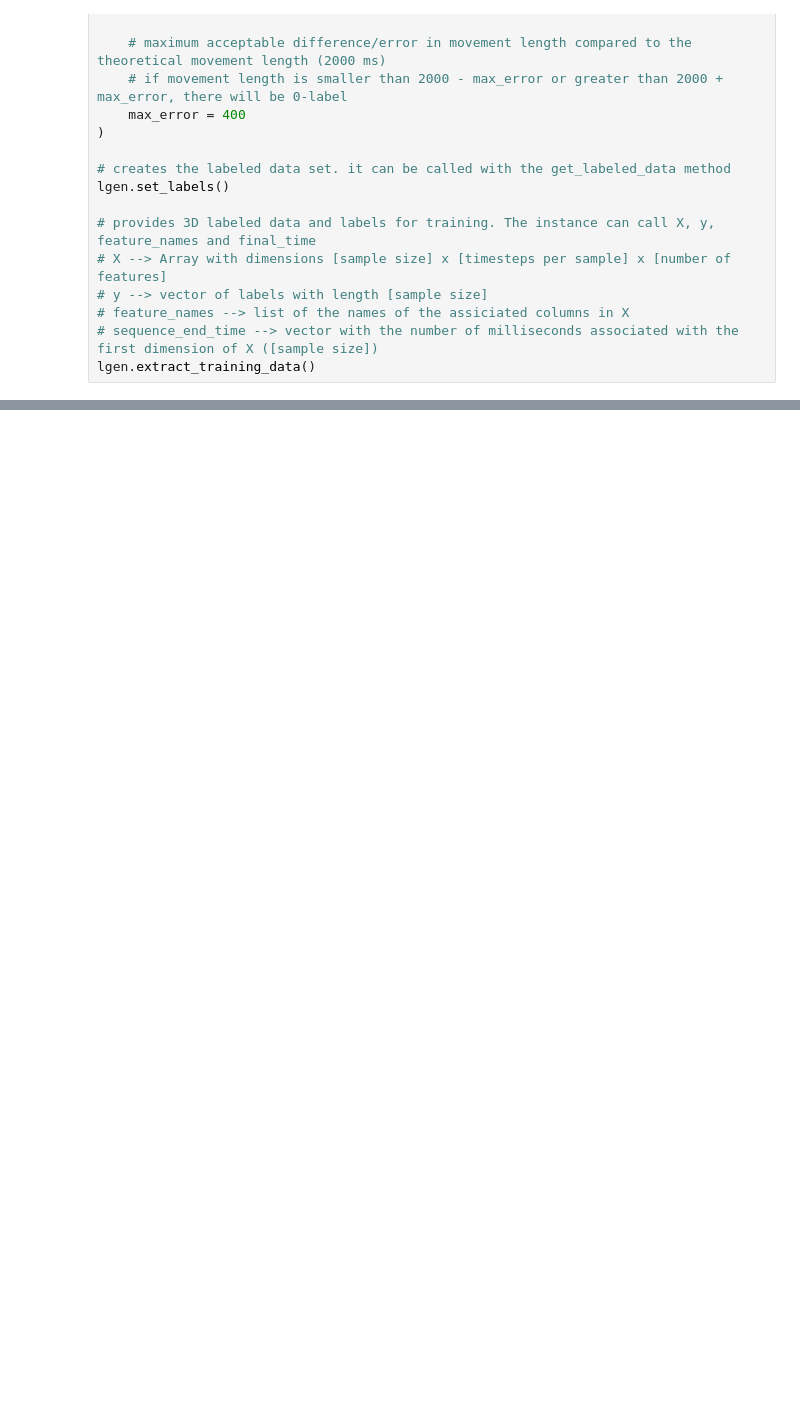
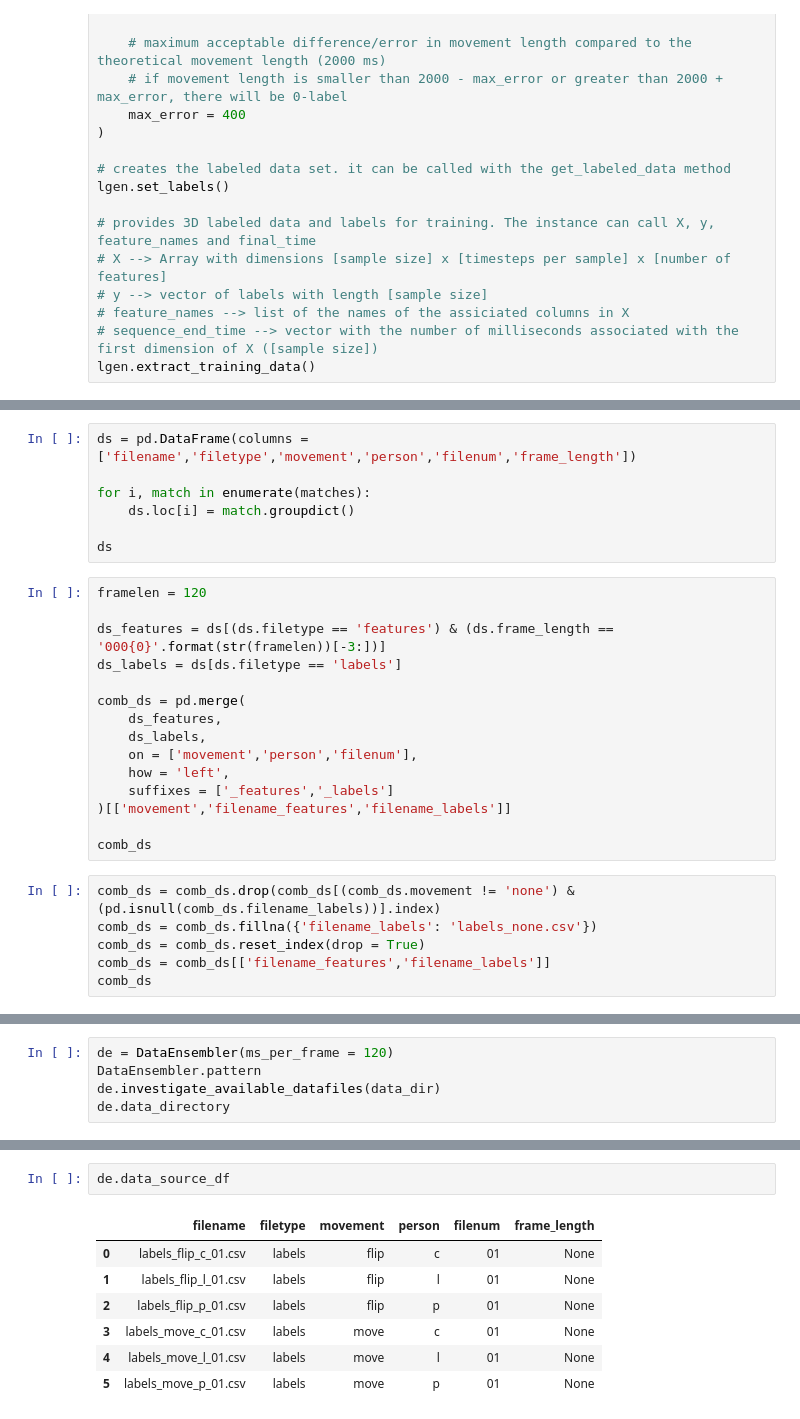
Before and after one commit to chriswegmann/drone_steering, a Jupyter notebook: models/playground/GestureLabelling.ipynb, the cells around one changed output, grey strips where cells are left out. Cells and saved outputs as stored; diff of their text form; blank space fills up the shorter version.

Commit message:
DataEnsembler II

```diff
--- a/models/playground/GestureLabelling.ipynb
+++ b/models/playground/GestureLabelling.ipynb
@@ -435,3 +439,31 @@ listdir(dir2)
+# %%
+ds = pd.DataFrame(columns = ['filename','filetype','movement','person','filenum','frame_length'])
+
+for i, match in enumerate(matches):
+    ds.loc[i] = match.groupdict()
+
+ds
+# %%
+framelen = 120
+
+ds_features = ds[(ds.filetype == 'features') & (ds.frame_length == '000{0}'.format(str(framelen))[-3:])]
+ds_labels = ds[ds.filetype == 'labels']
+
+comb_ds = pd.merge(
+    ds_features,
+    ds_labels,
+    on = ['movement','person','filenum'],
+    how = 'left',
+    suffixes = ['_features','_labels']
+)[['movement','filename_features','filename_labels']]
+
+comb_ds
+# %%
+comb_ds = comb_ds.drop(comb_ds[(comb_ds.movement != 'none') & (pd.isnull(comb_ds.filename_labels))].index)
+comb_ds = comb_ds.fillna({'filename_labels': 'labels_none.csv'})
+comb_ds = comb_ds.reset_index(drop = True)
+comb_ds = comb_ds[['filename_features','filename_labels']]
+comb_ds
 # %%
 data_source_df = pd.DataFrame(columns = ["data","labels"])
 data_source_df.loc[0] = ["posture_training_data.csv","Circle_V01_Pascal_Raw_labels.csv"]
@@ -490,3 +555,8 @@ class DataEnsembler():
 
             self.X = np.concatenate([lg.get_X() for lg in self.LabelGenerators], axis = 0)
             self.y = np.concatenate([lg.get_y() for lg in self.LabelGenerators], axis = 0)
+# %%
+de = DataEnsembler(ms_per_frame = 120)
+DataEnsembler.pattern
+de.investigate_available_datafiles(data_dir)
+de.data_directory
@@ -492,0 +583,10 @@ class DataEnsembler():
+# %%
+de.data_source_df
+# %% [output]
+|  | filename | filetype | movement | person | filenum | frame_length |
+| 0 | labels_flip_c_01.csv | labels | flip | c | 01 | None |
+| 1 | labels_flip_l_01.csv | labels | flip | l | 01 | None |
+| 2 | labels_flip_p_01.csv | labels | flip | p | 01 | None |
+| 3 | labels_move_c_01.csv | labels | move | c | 01 | None |
+| 4 | labels_move_l_01.csv | labels | move | l | 01 | None |
+| 5 | labels_move_p_01.csv | labels | move | p | 01 | None |
```
Also changed, not shown: parts of 24 cells of this notebook.
